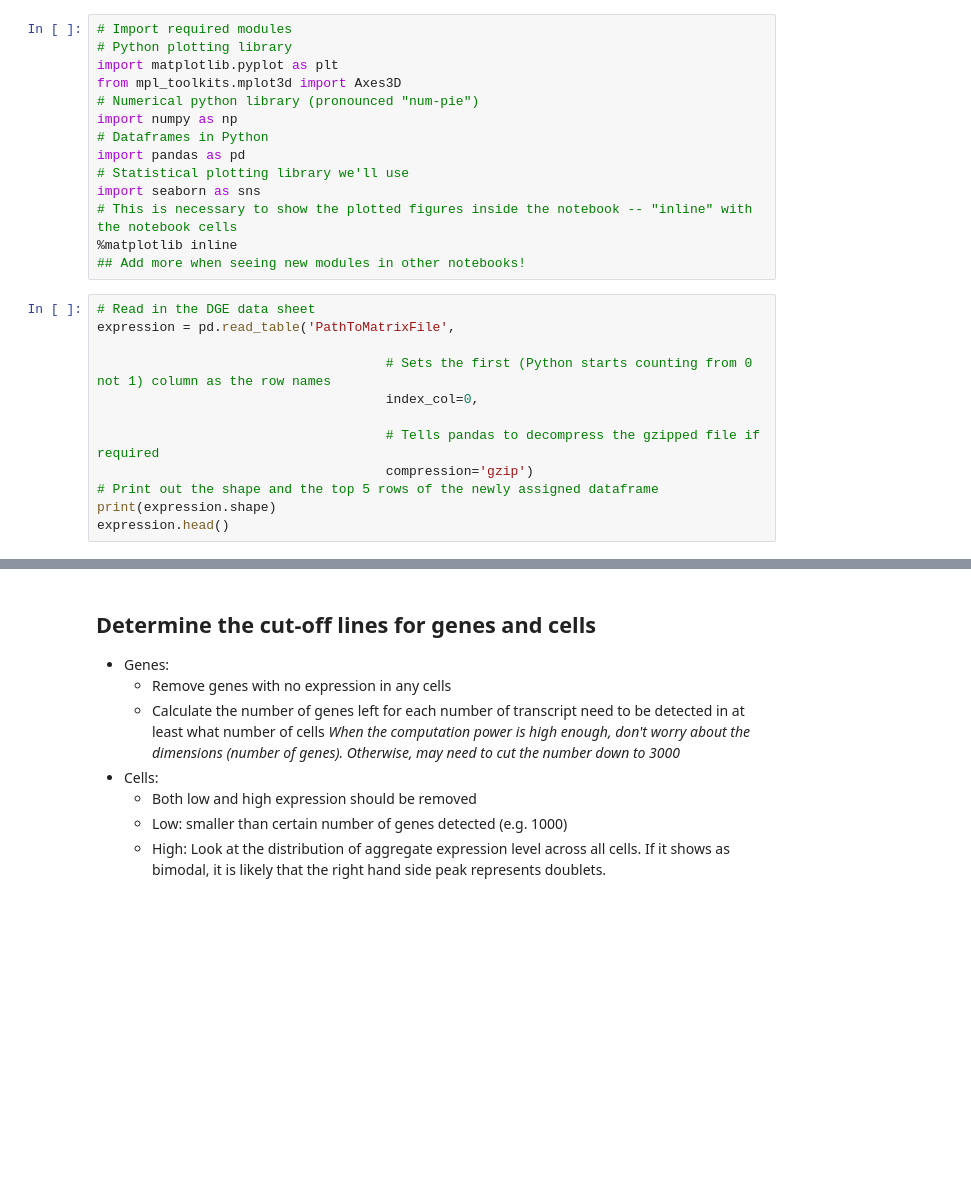
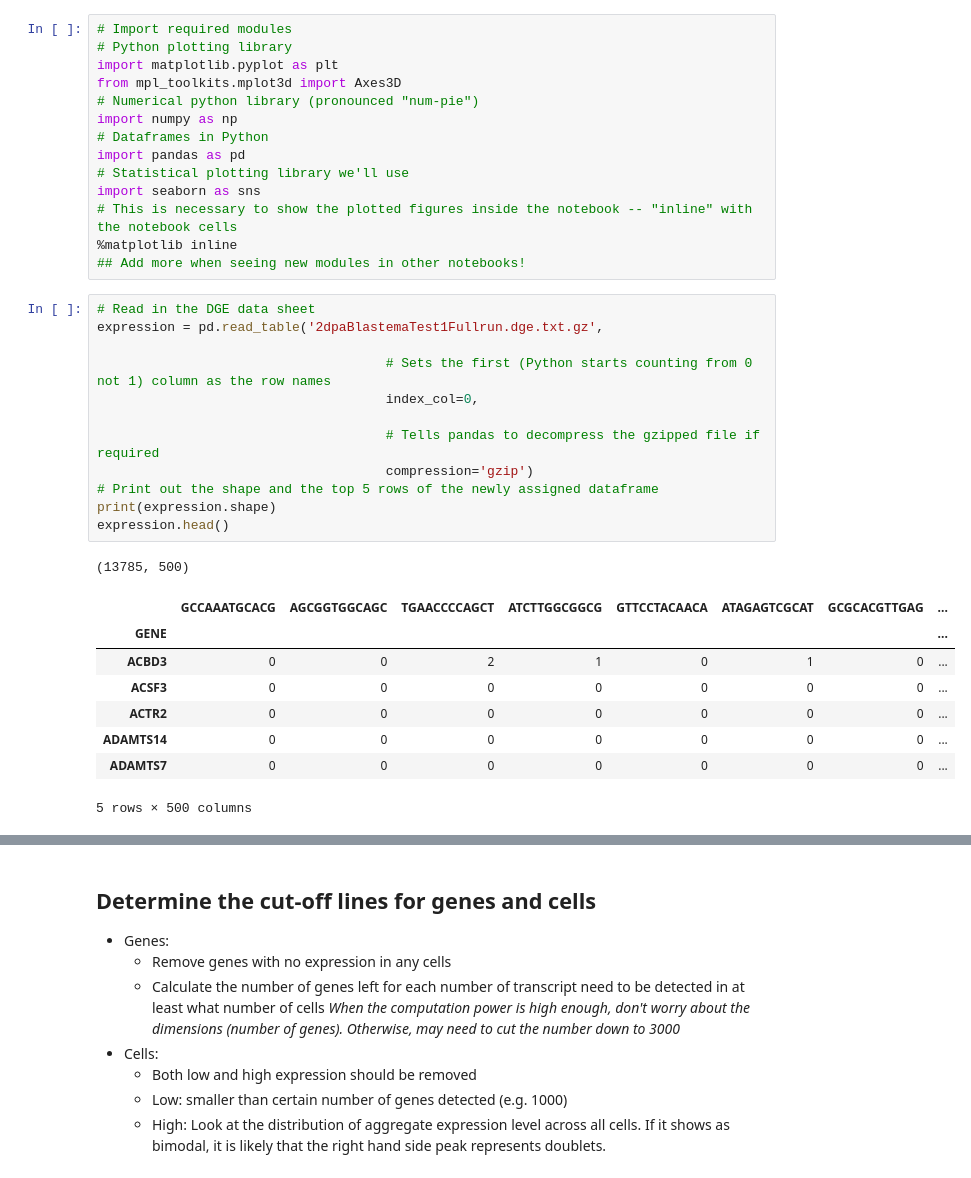
Before and after one commit to anbrandebura/SingleCellRNA-seq, a Jupyter notebook: Notebook/InitialFiltering.ipynb, the cells around one changed output, grey strips where cells are left out. Drawn from its saved outputs; the diff is of its cells as text; blank space fills up the shorter version.

```diff
--- a/Notebook/InitialFiltering.ipynb
+++ b/Notebook/InitialFiltering.ipynb
@@ -18,16 +18,26 @@ import seaborn as sns
 ## Add more when seeing new modules in other notebooks!
 # %%
 # Read in the DGE data sheet
-expression = pd.read_table('PathToMatrixFile',
+expression = pd.read_table('2dpaBlastemaTest1Fullrun.dge.txt.gz',
 
                                      # Sets the first (Python starts counting from 0 not 1) column as the row names
                                      index_col=0,
 
                                      # Tells pandas to decompress the gzipped file if required
                                      compression='gzip')
 # Print out the shape and the top 5 rows of the newly assigned dataframe
 print(expression.shape)
 expression.head()
+# %% [output]
+(13785, 500)
+|  | GCCAAATGCACG | AGCGGTGGCAGC | TGAACCCCAGCT | ATCTTGGCGGCG | GTTCCTACAACA | ATAGAGTCGCAT | GCGCACGTTGAG | ... |
+| GENE |  |  |  |  |  |  |  | ... |
+| ACBD3 | 0 | 0 | 2 | 1 | 0 | 1 | 0 | ... |
+| ACSF3 | 0 | 0 | 0 | 0 | 0 | 0 | 0 | ... |
+| ACTR2 | 0 | 0 | 0 | 0 | 0 | 0 | 0 | ... |
+| ADAMTS14 | 0 | 0 | 0 | 0 | 0 | 0 | 0 | ... |
+| ADAMTS7 | 0 | 0 | 0 | 0 | 0 | 0 | 0 | ... |
+5 rows × 500 columns
 # %%
 # See the raw distributions of data
 ## e.g. for gene as row name and cell as column name:
```
Also changed, not shown: parts of 9 cells of this notebook.
